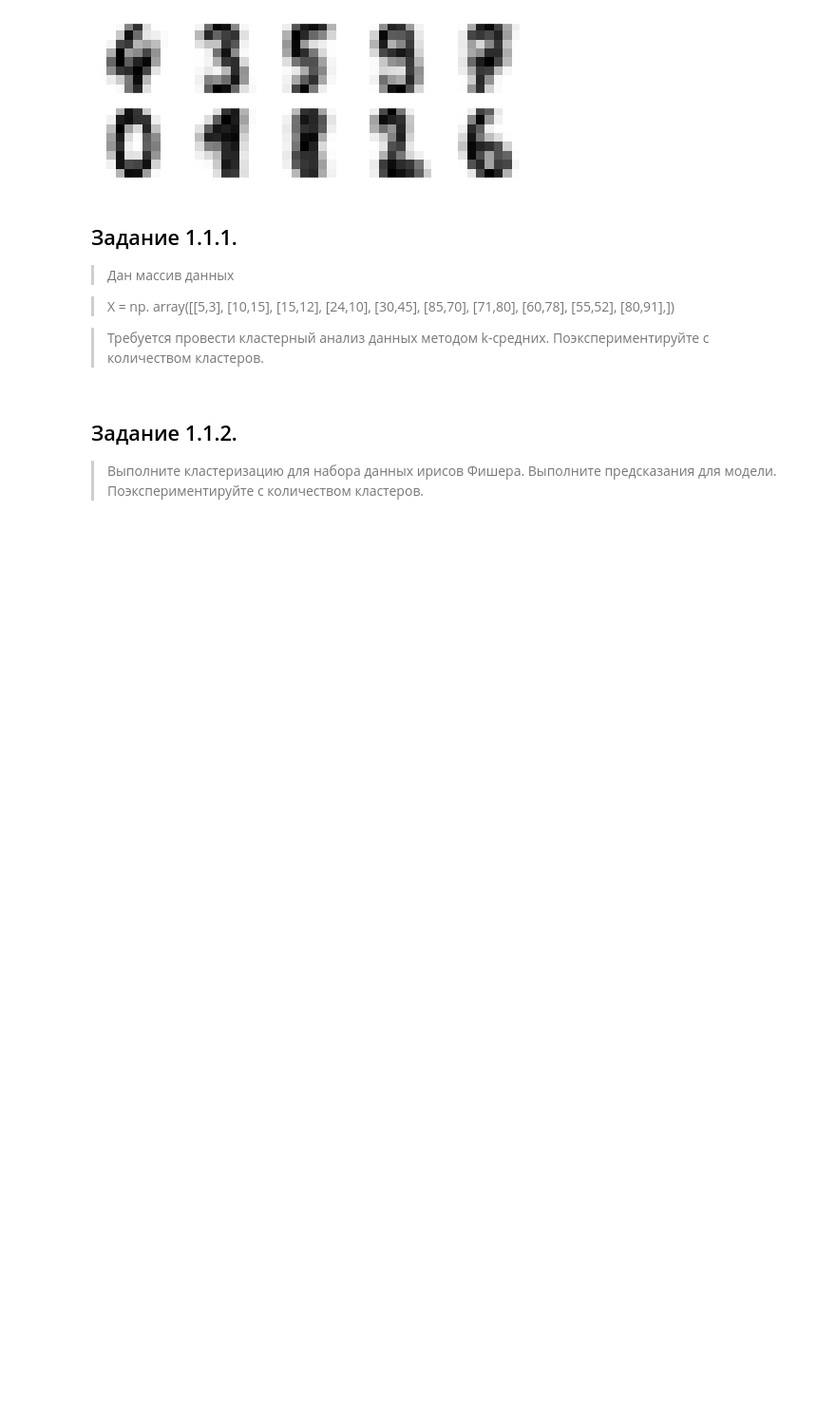
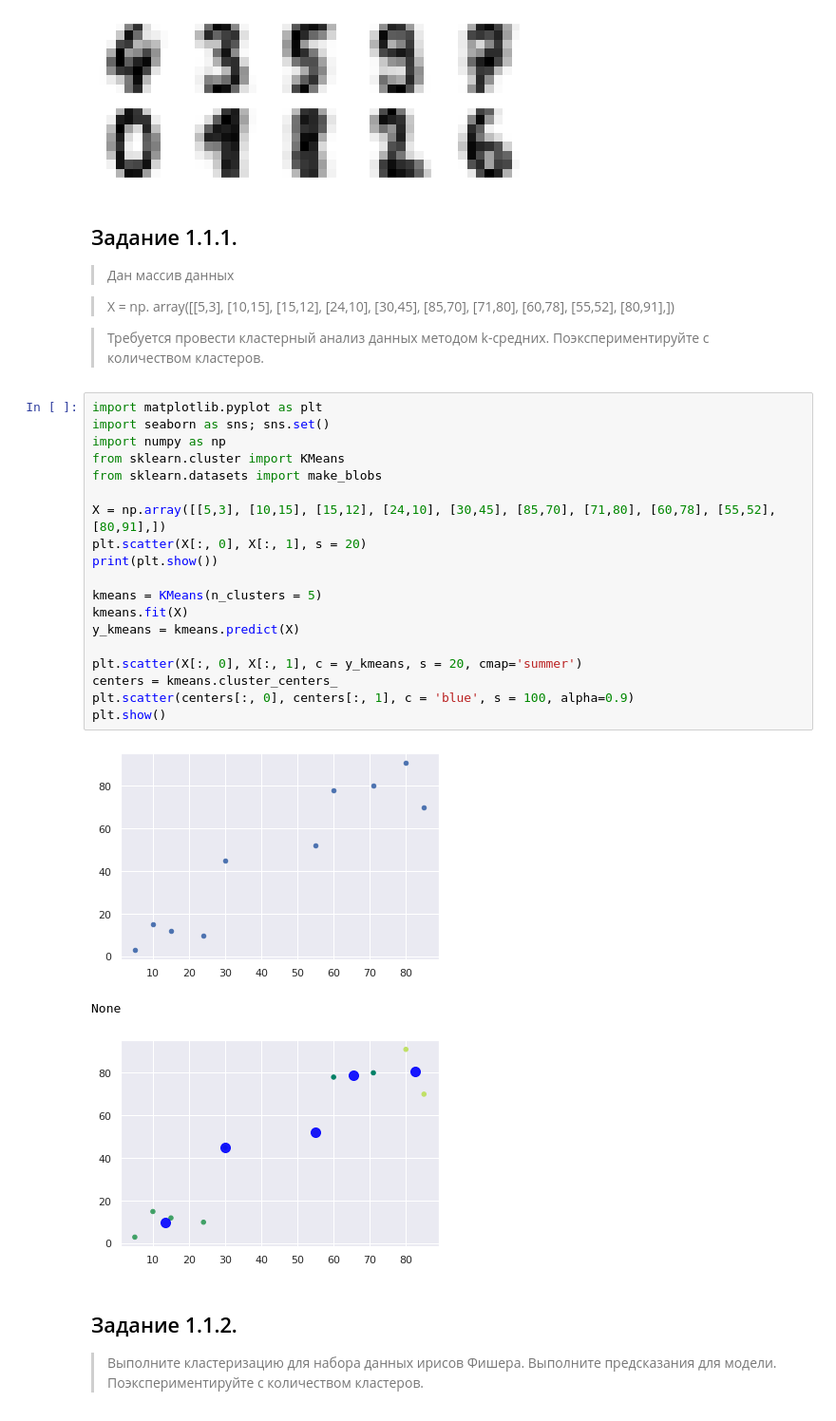
Before and after one commit to AndreyVAAVA/AI_RTU_MIREA, a Jupyter notebook: notebooks/EighthPractice.ipynb, the cells around one changed output. Shown: that part at 95% size. Saved outputs shown, nothing was run; the diff lists cells and outputs as text; blank space fills up the shorter version.

```diff
--- a/notebooks/EighthPractice.ipynb
+++ b/notebooks/EighthPractice.ipynb
@@ -46,6 +46,29 @@ for axi, center in zip(ax.flat, centers):
 
 > Требуется провести кластерный анализ данных методом k-средних.
 Поэкспериментируйте с количеством кластеров.
+# %%
+import matplotlib.pyplot as plt
+import seaborn as sns; sns.set()
+import numpy as np
+from sklearn.cluster import KMeans
+from sklearn.datasets import make_blobs
+
+X = np.array([[5,3], [10,15], [15,12], [24,10], [30,45], [85,70], [71,80], [60,78], [55,52], [80,91],])
+plt.scatter(X[:, 0], X[:, 1], s = 20)
+print(plt.show())
+
+kmeans = KMeans(n_clusters = 5)
+kmeans.fit(X)
+y_kmeans = kmeans.predict(X)
+
+plt.scatter(X[:, 0], X[:, 1], c = y_kmeans, s = 20, cmap='summer')
+centers = kmeans.cluster_centers_
+plt.scatter(centers[:, 0], centers[:, 1], c = 'blue', s = 100, alpha=0.9)
+plt.show()
+# %% [output]
+[figure, added]
+None
+[figure, added]
 # %% [markdown]
 ## Задание 1.1.2.
 >Выполните кластеризацию для набора данных ирисов Фишера. Выполните предсказания для модели. Поэкспериментируйте с количеством кластеров.
```
Also changed, not shown: parts of 2 cells of this notebook, 4 other files.
